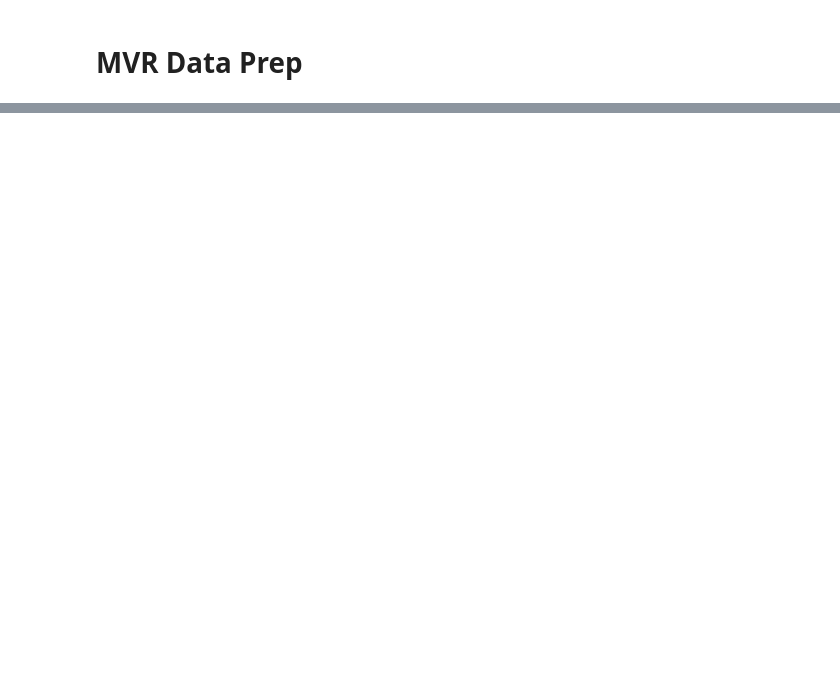
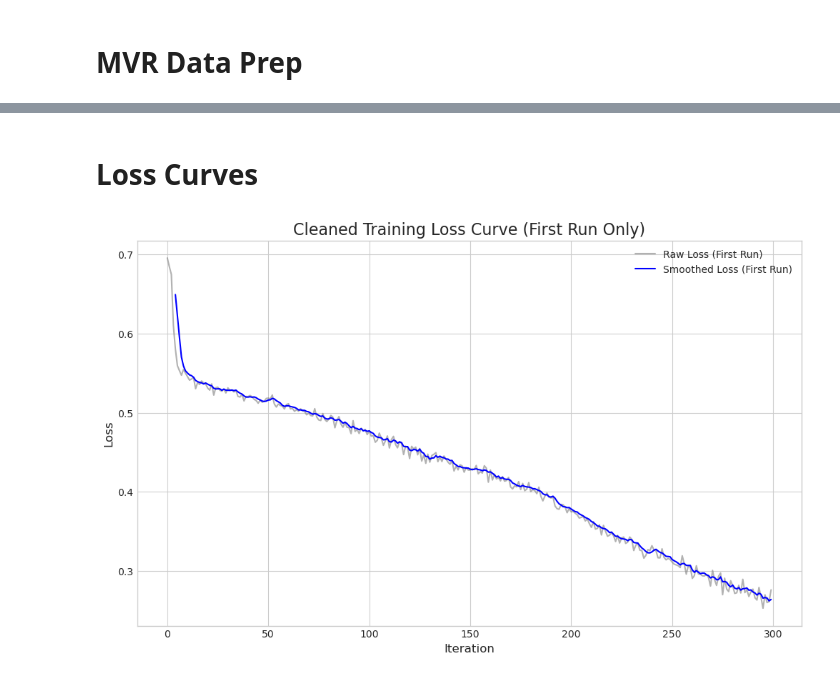
Before and after one commit to alif-munim/EchoJEPA, a Jupyter notebook: scratch.ipynb, the cells around one changed output, grey strips where cells are left out. Saved outputs shown, nothing was run; the diff lists cells and outputs as text; code cells hidden in the pictures; blank space fills up the shorter version.

```diff
--- a/scratch.ipynb
+++ b/scratch.ipynb
@@ -84,0 +2177,63 @@ Label mapping saved to label_mapping.json
+# %% [markdown]
+# Loss Curves
+# %%
+import pandas as pd
+import matplotlib.pyplot as plt
+import io
+
+# --- Step 1: Prepare the data ---
+# In a real scenario, you would load your file directly like this:
+df = pd.read_csv('checkpoints/anneal/64.8.vitg16-384px-64f/log_r3.csv')
+
+# Use io.StringIO to read the string data as a file
+# df = pd.read_csv(io.StringIO(csv_data))
+
+
+# --- Step 2: Clean the data ---
+# Remove the extra header rows where the 'epoch' column contains 'epoch'
+df = df[df['epoch'] != 'epoch'].copy()
+df['itr'] = pd.to_numeric(df['itr'])
+df['loss'] = pd.to_numeric(df['loss'])
+
+# Find the starting indices of all runs by looking for where itr is 0
+run_start_indices = df[df['itr'] == 0].index
+
+df_first_run = pd.DataFrame() # Create an empty dataframe to hold the result
+
+# Check if any runs were found
+if len(run_start_indices) > 0:
+    first_run_start_index = run_start_indices[0]
+
+    # If there is more than one run, the first run ends before the second one starts
+    if len(run_start_indices) > 1:
+        second_run_start_index = run_start_indices[1]
+        df_first_run = df.loc[first_run_start_index : second_run_start_index - 1].reset_index(drop=True)
+    # Otherwise, the first run is the only run in the file
+    else:
+        df_first_run = df.loc[first_run_start_index:].reset_index(drop=True)
+
+    # Calculate a smoothed loss for the isolated run
+    df_first_run['loss_smoothed'] = df_first_run['loss'].rolling(window=5).mean()
+else:
+    print("No valid training run data found.")
+
+
+# --- Step 3: Plot the Cleaned Result ---
+if not df_first_run.empty:
+    plt.style.use('seaborn-v0_8-whitegrid')
+    fig, ax = plt.subplots(figsize=(12, 7))
+
+    # Plot the data for only the first run
+    ax.plot(df_first_run['itr'], df_first_run['loss'], label='Raw Loss (First Run)', color='gray', alpha=0.6)
+    ax.plot(df_first_run['itr'], df_first_run['loss_smoothed'], label='Smoothed Loss (First Run)', color='blue')
+
+    # Set titles and labels
+    ax.set_title('Cleaned Training Loss Curve (First Run Only)', fontsize=16)
+    ax.set_xlabel('Iteration', fontsize=12)
+    ax.set_ylabel('Loss', fontsize=12)
+    ax.legend()
+    ax.grid(True)
+
+    plt.show()
+# %% [output]
+[figure, added]
```
Also changed, not shown: parts of 4 cells of this notebook, 4 other files.
